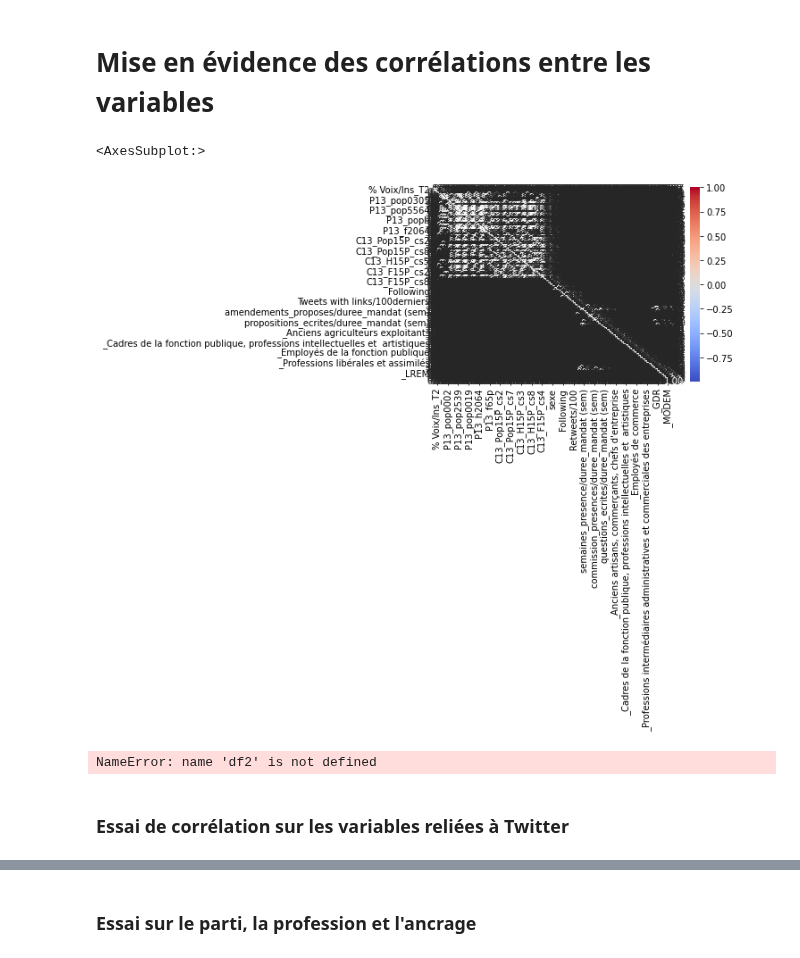
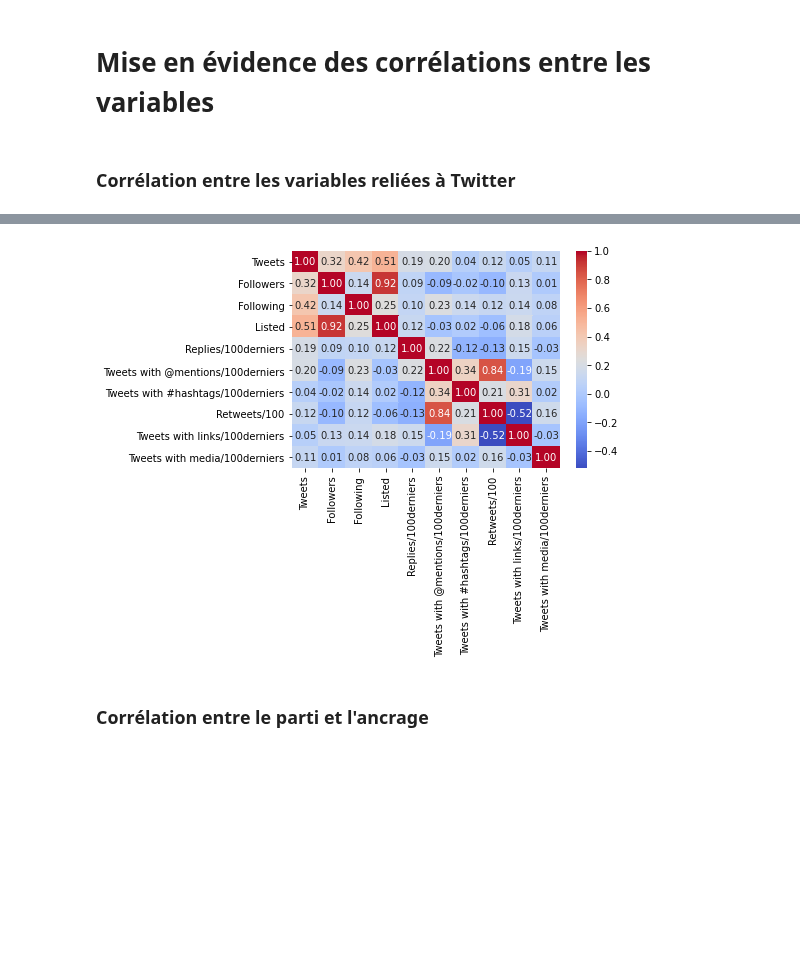
Before and after one commit to p-contamin/Prediction-de-l-activite-des-deputes-francais, a Jupyter notebook: 2. Data Viz/Graphiques de visualisation.ipynb, the cells around one changed output, grey strips where cells are left out. Drawn from its saved outputs; the diff is of its cells as text; code cells hidden in the pictures; blank space fills up the shorter version.

Commit message:
Script des stats descriptives terminé
Normalement il y a tout ce qu'il faut pour faire l'ACP et justifier les régressions

```diff
--- a/2. Data Viz/Graphiques de visualisation.ipynb
+++ b/2. Data Viz/Graphiques de visualisation.ipynb
@@ -92,9 +81,2 @@ tab_final.columns.to_list()
 # %% [markdown]
 # Mise en évidence des corrélations entre les variables
-# %%
-data_petit = tab_final.drop('nom', 1)
-df = data_petit.corr()
-sns.heatmap(data_petit.corr(), cmap='coolwarm', annot=True, fmt=".2f") #Permet de faire un premier tri dans les variables corrélées
-# %% [output]
-<AxesSubplot:>
-[figure, removed]
@@ -110,5 +82,0 @@ data_plus_petit = data_petit.drop(columns= ['C13_H15P', 'C13_H15P_cs1', 'C13_H15
-# %%
-#df2 = data_plus_petit.corr()
-df2
-# %% [output]
-NameError: name 'df2' is not defined
@@ -117,5 +83,5 @@ sns.heatmap(data_plus_petit.corr(), cmap='coolwarm', annot=True, fmt=".2f") #Ill
 # %% [markdown]
-### Essai de corrélation sur les variables reliées à Twitter
+### Corrélation entre les variables reliées à Twitter
 # %%
 df = tab_final.loc[:,[ 'Tweets',
  'Followers',
@@ -128,4 +94,6 @@ df = tab_final.loc[:,[ 'Tweets',
  'Tweets with links/100derniers',
  'Tweets with media/100derniers']]
 
-sns.heatmap(df.corr(), cmap='coolwarm', annot=True, fmt=".2f") #On remarque les pratiques de twitter, si il y a bcp de hashtag il y a bcp de retweet etc.
+sns.heatmap(df.corr(), cmap='coolwarm', annot=True, fmt=".2f")
+df.corr()
+# %% [output]
@@ -132,5 +111,6 @@ sns.heatmap(df.corr(), cmap='coolwarm', annot=True, fmt=".2f") #On remarque les
+[figure, added]
 # %% [markdown]
-### Essai sur le parti, la profession et l'ancrage
+### Corrélation entre le parti et l'ancrage
 # %%
 df1 = tab_final.loc[:,[
  '_AE',
```
Also changed, not shown: parts of 12 cells of this notebook.
